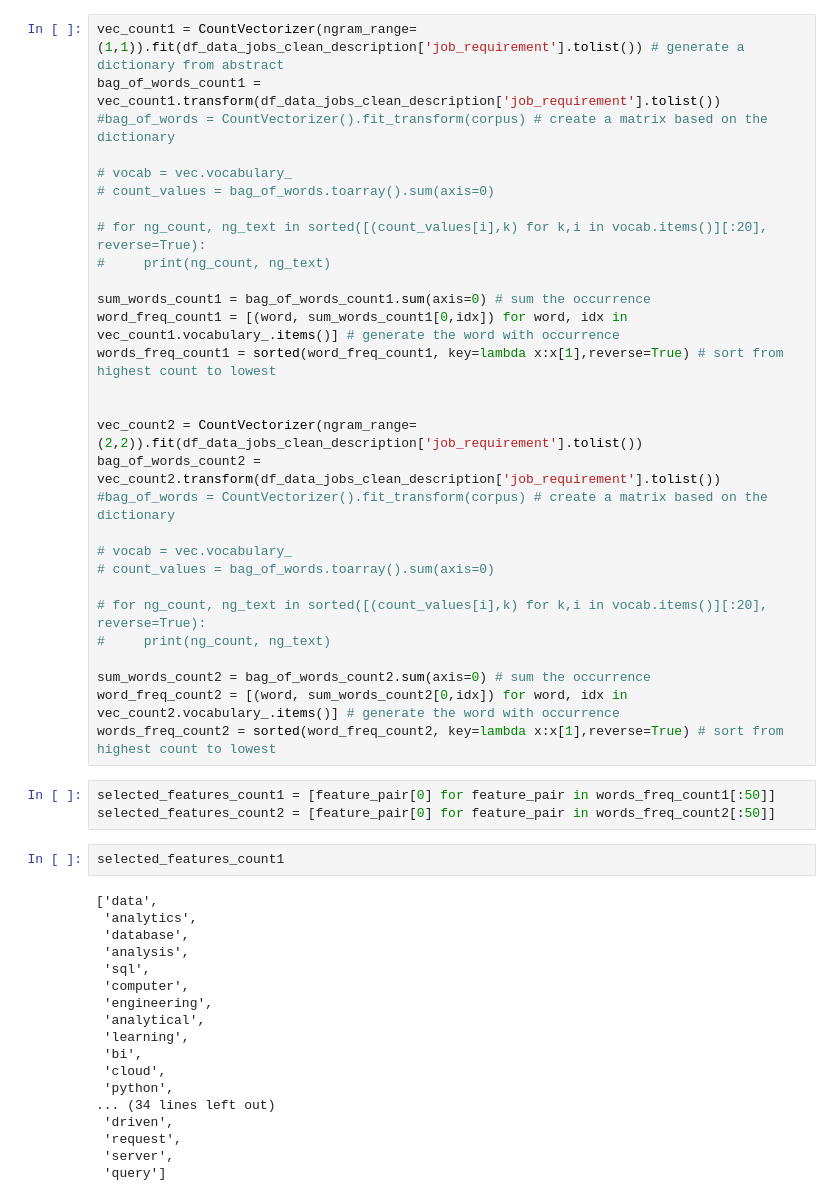
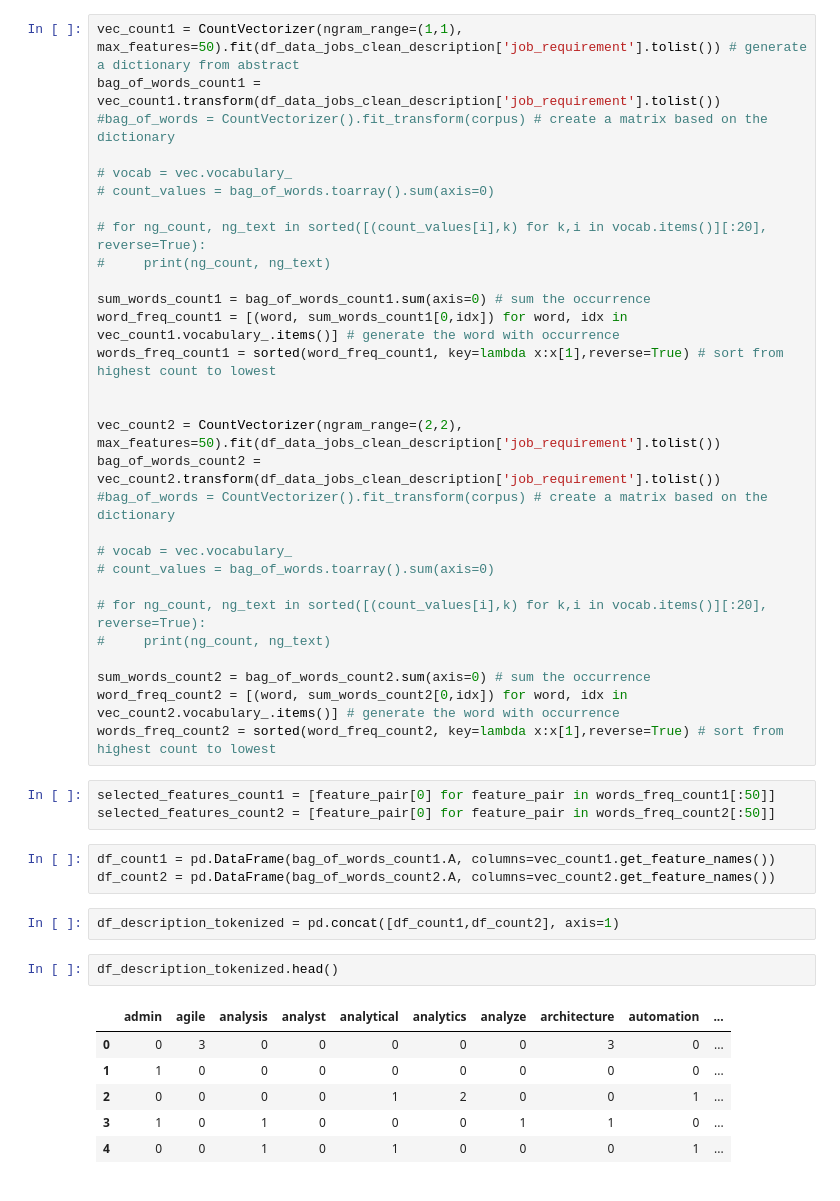
Before and after one commit to roosern-dev/Malaysia_data_jobs_analysis, a Jupyter notebook: data/cleaning.ipynb, the cells around one changed output. Cells and saved outputs as stored; diff of their text form.

```diff
--- a/data/cleaning.ipynb
+++ b/data/cleaning.ipynb
@@ -930,7 +961,7 @@ plt.show()
 # %% [markdown]
 ### Create feature extraction for job description
 # %%
-vec_count1 = CountVectorizer(ngram_range=(1,1)).fit(df_data_jobs_clean_description['job_requirement'].tolist()) # generate a dictionary from abstract
+vec_count1 = CountVectorizer(ngram_range=(1,1), max_features=50).fit(df_data_jobs_clean_description['job_requirement'].tolist()) # generate a dictionary from abstract
 bag_of_words_count1 = vec_count1.transform(df_data_jobs_clean_description['job_requirement'].tolist())
 #bag_of_words = CountVectorizer().fit_transform(corpus) # create a matrix based on the dictionary
 
@@ -945,7 +976,7 @@ word_freq_count1 = [(word, sum_words_count1[0,idx]) for word, idx in vec_count1.
 words_freq_count1 = sorted(word_freq_count1, key=lambda x:x[1],reverse=True) # sort from highest count to lowest
 
 
-vec_count2 = CountVectorizer(ngram_range=(2,2)).fit(df_data_jobs_clean_description['job_requirement'].tolist())
+vec_count2 = CountVectorizer(ngram_range=(2,2), max_features=50).fit(df_data_jobs_clean_description['job_requirement'].tolist())
 bag_of_words_count2 = vec_count2.transform(df_data_jobs_clean_description['job_requirement'].tolist())
 #bag_of_words = CountVectorizer().fit_transform(corpus) # create a matrix based on the dictionary
 
@@ -961,23 +992,17 @@ words_freq_count2 = sorted(word_freq_count2, key=lambda x:x[1],reverse=True) # s
 # %%
 selected_features_count1 = [feature_pair[0] for feature_pair in words_freq_count1[:50]]
 selected_features_count2 = [feature_pair[0] for feature_pair in words_freq_count2[:50]]
-# %%
-selected_features_count1
-# %% [output]
-['data',
- 'analytics',
- 'database',
- 'analysis',
- 'sql',
- 'computer',
- 'engineering',
- 'analytical',
- 'learning',
- 'bi',
- 'cloud',
- 'python',
-... (34 lines left out)
- 'driven',
- 'request',
- 'server',
- 'query']
+# %%
+df_count1 = pd.DataFrame(bag_of_words_count1.A, columns=vec_count1.get_feature_names())
+df_count2 = pd.DataFrame(bag_of_words_count2.A, columns=vec_count2.get_feature_names())
+# %%
+df_description_tokenized = pd.concat([df_count1,df_count2], axis=1)
+# %%
+df_description_tokenized.head()
+# %% [output]
+|  | admin | agile | analysis | analyst | analytical | analytics | analyze | architecture | automation | ... |
+| 0 | 0 | 3 | 0 | 0 | 0 | 0 | 0 | 3 | 0 | ... |
+| 1 | 1 | 0 | 0 | 0 | 0 | 0 | 0 | 0 | 0 | ... |
+| 2 | 0 | 0 | 0 | 0 | 1 | 2 | 0 | 0 | 1 | ... |
+| 3 | 1 | 0 | 1 | 0 | 0 | 0 | 1 | 1 | 0 | ... |
+| 4 | 0 | 0 | 1 | 0 | 1 | 0 | 0 | 0 | 1 | ... |
```
Also changed, not shown: parts of 18 cells of this notebook.
